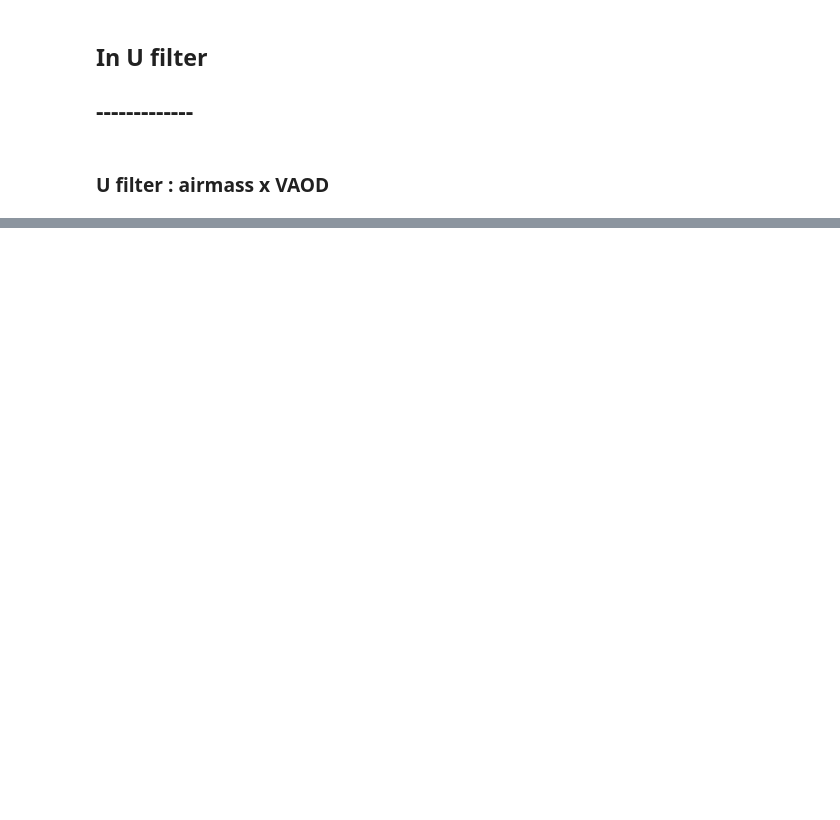
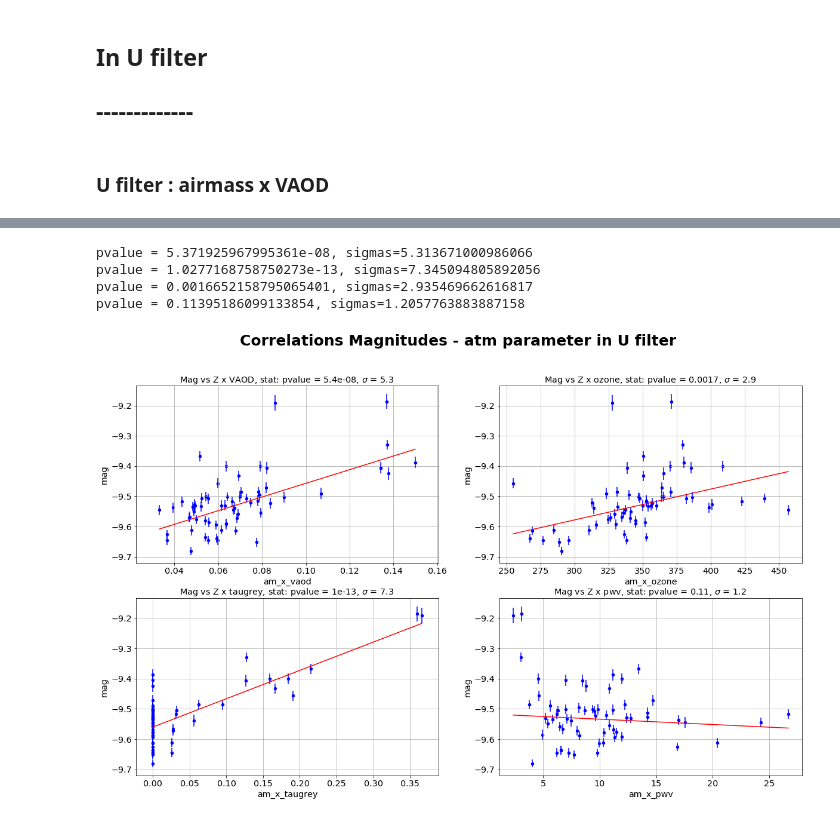
Before and after one commit to LSSTDESC/OpenAtmMiniDataChallenge, a Jupyter notebook: CorrelationSimResultAtmosphere_v2.ipynb, the cells around one changed output, grey strips where cells are left out. Drawn from its saved outputs; the diff is of its cells as text; code cells hidden in the pictures; blank space fills up the shorter version.

```diff
--- a/CorrelationSimResultAtmosphere_v2.ipynb
+++ b/CorrelationSimResultAtmosphere_v2.ipynb
@@ -260,0 +300,2 @@ plt.plot(Xfit,Yfit,'r-')
+# %%
+slope,intercept,rvalue,pvalue,stderr=linregress(theX,theY)
@@ -260,0 +387,8 @@ plt.plot(Xfit,Yfit,'r-')
+# %%
+ShowCorrelationPlots(thedfu2,infototitle='Correlations Magnitudes - atm parameter in U filter',color1='blue',color2='red')
+# %% [output]
+pvalue = 5.371925967995361e-08, sigmas=5.313671000986066
+pvalue = 1.0277168758750273e-13, sigmas=7.345094805892056
+pvalue = 0.0016652158795065401, sigmas=2.935469662616817
+pvalue = 0.11395186099133854, sigmas=1.2057763883887158
+[figure, added]
```
Also changed, not shown: parts of 142 cells of this notebook.
